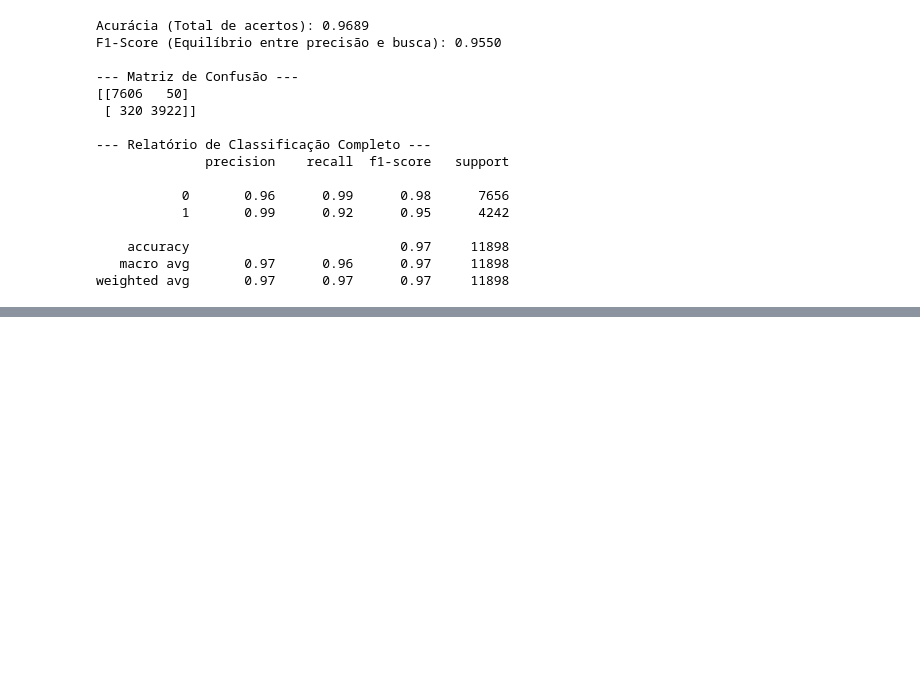
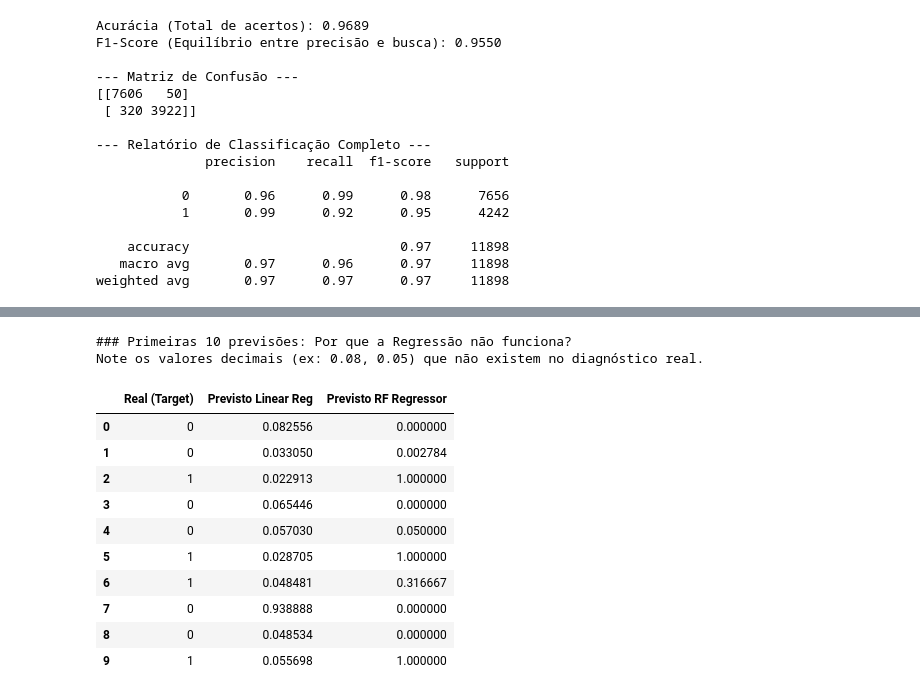
Before and after one commit to AnaPRodrigues/tech-challenge-grupo-9, a Jupyter notebook: tech-challenge-chikungunya.ipynb, the cells around one changed output, grey strips where cells are left out. Saved outputs shown, nothing was run; the diff lists cells and outputs as text; code cells hidden in the pictures; blank space fills up the shorter version.

```diff
--- a/tech-challenge-chikungunya.ipynb
+++ b/tech-challenge-chikungunya.ipynb
@@ -629,7 +637,7 @@ regressaoLinear = LinearRegression()
 regressaoLinear.fit(X_train, y_train)
 
 # Fazendo previsões no conjunto de teste
-previsoes = regressaoLinear.predict(X_test)
+previsoes_lr = regressaoLinear.predict(X_test)
 # %%
 # Avaliando o desempenho do modelo
 
@@ -658,17 +666,17 @@ X_train, X_test, y_train, y_test = train_test_split(
 randomForest = RandomForestRegressor(n_jobs=-1, random_state=42)
 randomForest.fit(X_train, y_train)
 
-previsoes = randomForest.predict(X_test)
+previsoes_rf = randomForest.predict(X_test)
 
 # Avaliando o desempenho do modelo
 
-rmse = mean_squared_error(y_test, previsoes)
-mae = mean_absolute_error(y_test, previsoes)
-r2 = r2_score(y_test, previsoes)
+rmse_rf = mean_squared_error(y_test, previsoes_rf)
+mae_rf = mean_absolute_error(y_test, previsoes_rf)
+r2_rf = r2_score(y_test, previsoes_rf)
 
-print(f'RMSE: {rmse}')
-print(f'MAE: {mae}')
-print(f'R²: {r2}')
+print(f'RMSE: {rmse_rf}')
+print(f'MAE: {mae_rf}')
+print(f'R²: {r2_rf}')
 # %% [output]
 RMSE: 0.030898133271020478
 MAE: 0.05537315203838085
@@ -1100,0 +1050,27 @@ print(confusion_matrix(y_test_catboost, previsoes_catboost))
+# %%
+# Comparativo visual das primeiras 10 previsões de Regressão
+import pandas as pd
+
+df_previsoes_reg = pd.DataFrame({
+    'Real (Target)': y_test[:10].values,
+    'Previsto Linear Reg': previsoes_lr[:10],
+    'Previsto RF Regressor': previsoes_rf[:10]
+})
+
+print("### Primeiras 10 previsões: Por que a Regressão não funciona?")
+print("Note os valores decimais (ex: 0.08, 0.05) que não existem no diagnóstico real.")
+display(df_previsoes_reg)
+# %% [output]
+### Primeiras 10 previsões: Por que a Regressão não funciona?
+Note os valores decimais (ex: 0.08, 0.05) que não existem no diagnóstico real.
+|  | Real (Target) | Previsto Linear Reg | Previsto RF Regressor |
+| 0 | 0 | 0.082556 | 0.000000 |
+| 1 | 0 | 0.033050 | 0.002784 |
+| 2 | 1 | 0.022913 | 1.000000 |
+| 3 | 0 | 0.065446 | 0.000000 |
+| 4 | 0 | 0.057030 | 0.050000 |
+| 5 | 1 | 0.028705 | 1.000000 |
+| 6 | 1 | 0.048481 | 0.316667 |
+| 7 | 0 | 0.938888 | 0.000000 |
+| 8 | 0 | 0.048534 | 0.000000 |
+| 9 | 1 | 0.055698 | 1.000000 |
```
Also changed, not shown: parts of 21 cells of this notebook.
